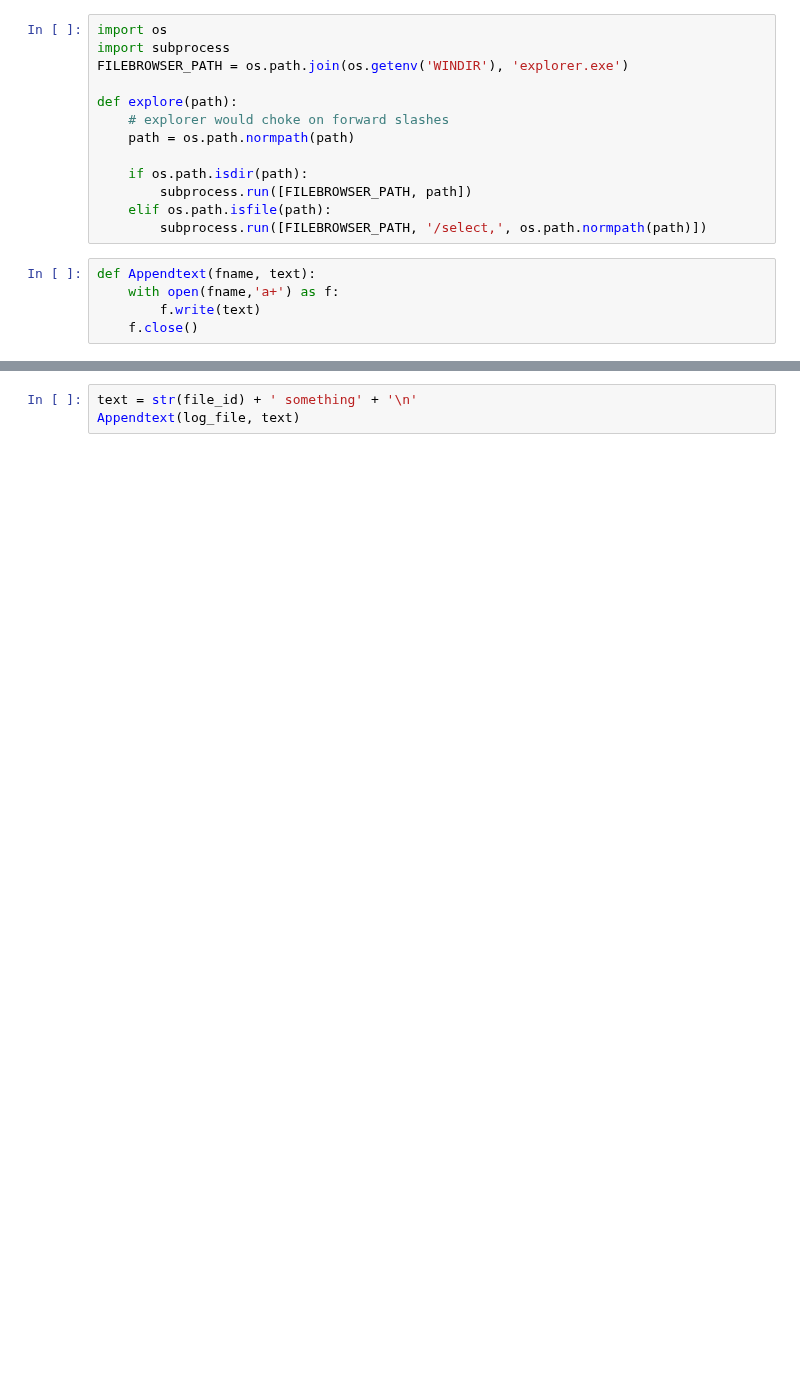
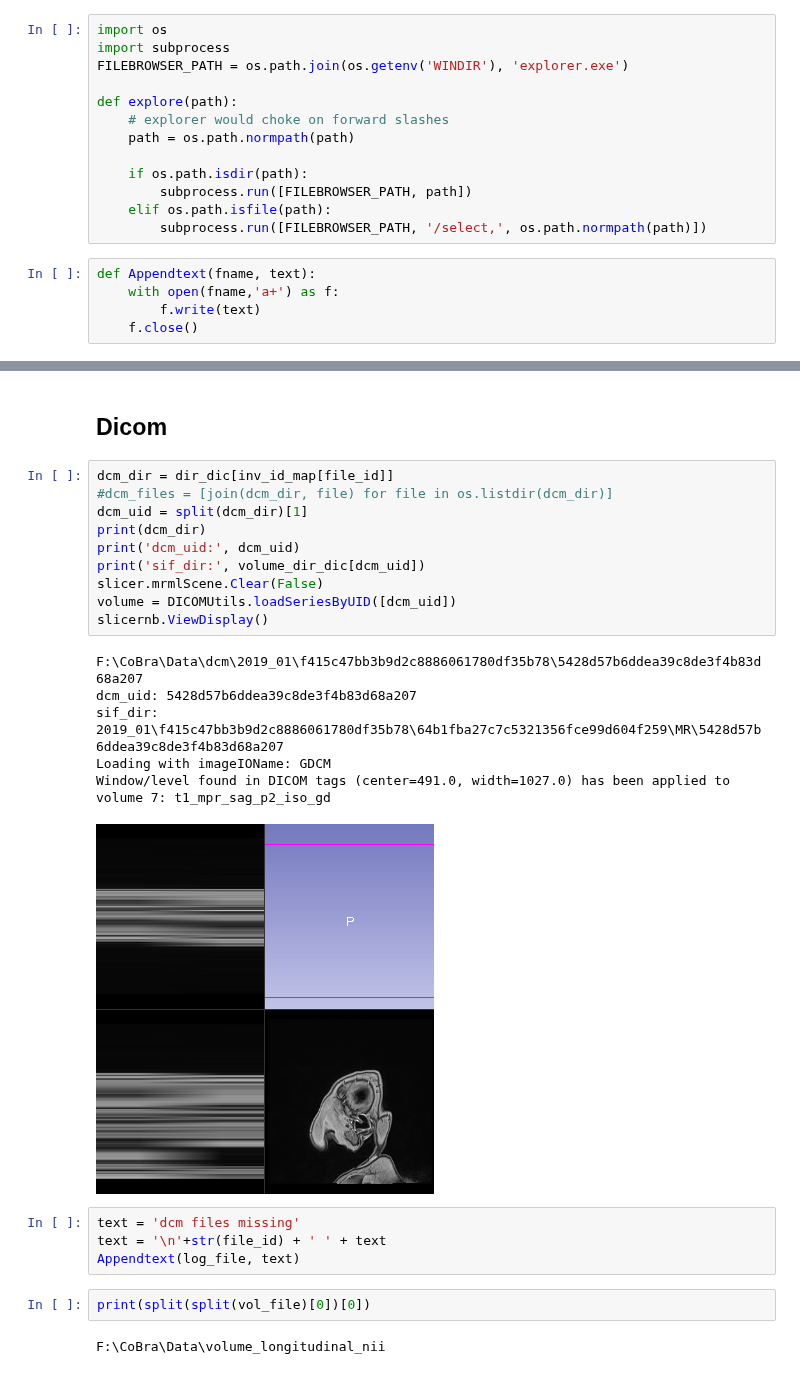
Before and after one commit to Kiril94/Thesis, a Jupyter notebook: cobra/t1_long/examine_failed_seg.ipynb, the cells around one changed output, grey strips where cells are left out. Drawn from its saved outputs; the diff is of its cells as text; blank space fills up the shorter version.

```diff
--- a/cobra/t1_long/examine_failed_seg.ipynb
+++ b/cobra/t1_long/examine_failed_seg.ipynb
@@ -73,3 +90,27 @@ slicernb.ViewSliceDisplay(positionPercent=50, viewName='Yellow')
+# %% [markdown]
+## Dicom
+# %%
+dcm_dir = dir_dic[inv_id_map[file_id]]
+#dcm_files = [join(dcm_dir, file) for file in os.listdir(dcm_dir)]
+dcm_uid = split(dcm_dir)[1]
+print(dcm_dir)
+print('dcm_uid:', dcm_uid)
+print('sif_dir:', volume_dir_dic[dcm_uid])
+slicer.mrmlScene.Clear(False)
+volume = DICOMUtils.loadSeriesByUID([dcm_uid])
+slicernb.ViewDisplay()
+# %% [output]
+F:\CoBra\Data\dcm\2019_01\f415c47bb3b9d2c8886061780df35b78\5428d57b6ddea39c8de3f4b83d68a207
+dcm_uid: 5428d57b6ddea39c8de3f4b83d68a207
+sif_dir: 2019_01\f415c47bb3b9d2c8886061780df35b78\64b1fba27c7c5321356fce99d604f259\MR\5428d57b6ddea39c8de3f4b83d68a207
+Loading with imageIOName: GDCM
+Window/level found in DICOM tags (center=491.0, width=1027.0) has been applied to volume 7: t1_mpr_sag_p2_iso_gd
+[figure, added]
 # %%
-text = str(file_id) + ' something' + '\n'
+text = 'dcm files missing'
+text = '\n'+str(file_id) + ' ' + text
 Appendtext(log_file, text)
+# %%
+print(split(split(vol_file)[0])[0])
+# %% [output]
+F:\CoBra\Data\volume_longitudinal_nii
```
Also changed, not shown: parts of 14 cells of this notebook, 2 other files.
